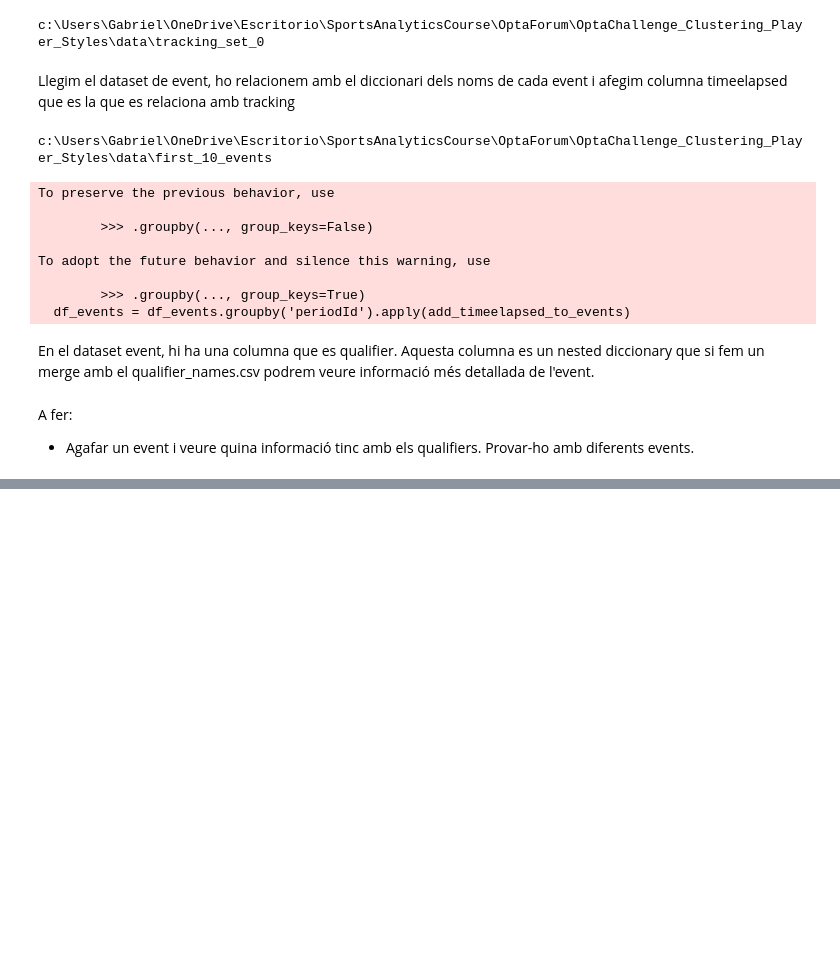
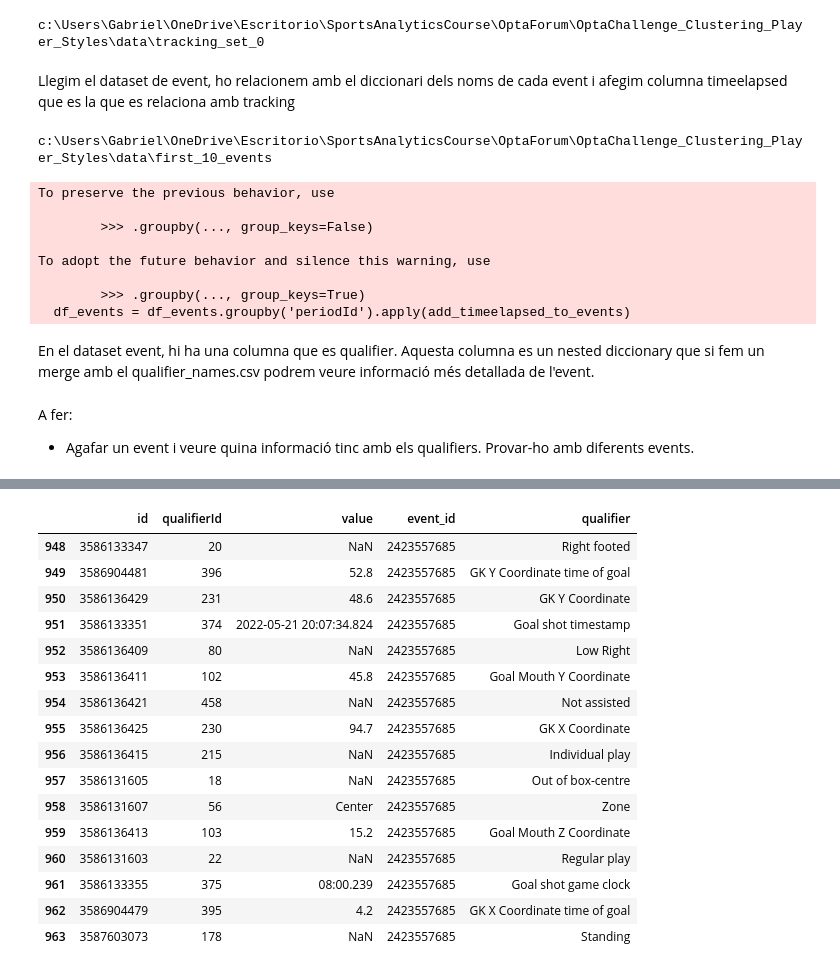
Before and after one commit to GabrielGausachs/OptaChallenge_Clustering_Player_Styles, a Jupyter notebook: utils/testing.ipynb, the cells around one changed output, grey strips where cells are left out. Cells and saved outputs as stored; diff of their text form; code cells hidden in the pictures; blank space fills up the shorter version.

```diff
--- a/utils/testing.ipynb
+++ b/utils/testing.ipynb
@@ -119,6 +119,9 @@ df_events = load_event_data(
 
 # add event descriptions
 df_events['event_description'] = df_events['event_type_id'].map(dict_event_names)
+
+# make a copy of it for later usage
+events_all = df_events.copy()
 # %% [output]
 c:\Users\Gabriel\OneDrive\Escritorio\SportsAnalyticsCourse\OptaForum\OptaChallenge_Clustering_Player_Styles\data\first_10_events
 To preserve the previous behavior, use
@@ -136,0 +158,33 @@ A fer:
+# %%
+
+# read in qualifier list
+path_data = os.path.join(os.path.dirname(current_directory),'data')
+qualifier_names = pd.read_csv(os.path.join(path_data,"qualifier_names.csv"))
+
+# explode coverts each element in each list to a separate row
+cols = ['id', 'qualifier']
+qualifiers = events_all[cols].explode('qualifier')
+display(qualifiers.head())
+
+print("------------")
+
+qualifiers = qualifiers[qualifiers.qualifier.notna()].reset_index(drop=True)
+print(qualifiers.shape)
+print("------------")
+display(qualifiers.head())
+print("------------")
+
+# save corresponding event ids for each qualifier
+event_ids = qualifiers.id.tolist()
+
+qualifiers = pd.json_normalize(qualifiers[qualifiers.qualifier.notna()]['qualifier'])
+print(qualifiers.shape)
+print("------------")
+display(qualifiers.head())
+print("------------")
+
+qualifiers['event_id'] = event_ids
+display(qualifiers.head())
+print("------------")
+qualifiers = qualifiers.merge(qualifier_names, how='left', on='qualifierId')
+display(qualifiers.head())
@@ -136,0 +247,7 @@ A fer:
+# %%
+# exemple de dades d'un gol
+
+display(df_events[df_events['event_description']=='Goal'])
+
+display(qualifiers[qualifiers['event_id']==2423557685])
+# %% [output]
@@ -136,0 +260,17 @@ A fer:
+|  | id | qualifierId | value | event_id | qualifier |
+| 948 | 3586133347 | 20 | NaN | 2423557685 | Right footed |
+| 949 | 3586904481 | 396 | 52.8 | 2423557685 | GK Y Coordinate time of goal |
+| 950 | 3586136429 | 231 | 48.6 | 2423557685 | GK Y Coordinate |
+| 951 | 3586133351 | 374 | 2022-05-21 20:07:34.824 | 2423557685 | Goal shot timestamp |
+| 952 | 3586136409 | 80 | NaN | 2423557685 | Low Right |
+| 953 | 3586136411 | 102 | 45.8 | 2423557685 | Goal Mouth Y Coordinate |
+| 954 | 3586136421 | 458 | NaN | 2423557685 | Not assisted |
+| 955 | 3586136425 | 230 | 94.7 | 2423557685 | GK X Coordinate |
+| 956 | 3586136415 | 215 | NaN | 2423557685 | Individual play |
+| 957 | 3586131605 | 18 | NaN | 2423557685 | Out of box-centre |
+| 958 | 3586131607 | 56 | Center | 2423557685 | Zone |
+| 959 | 3586136413 | 103 | 15.2 | 2423557685 | Goal Mouth Z Coordinate |
+| 960 | 3586131603 | 22 | NaN | 2423557685 | Regular play |
+| 961 | 3586133355 | 375 | 08:00.239 | 2423557685 | Goal shot game clock |
+| 962 | 3586904479 | 395 | 4.2 | 2423557685 | GK X Coordinate time of goal |
+| 963 | 3587603073 | 178 | NaN | 2423557685 | Standing |
```
Also changed, not shown: parts of 18 cells of this notebook.
